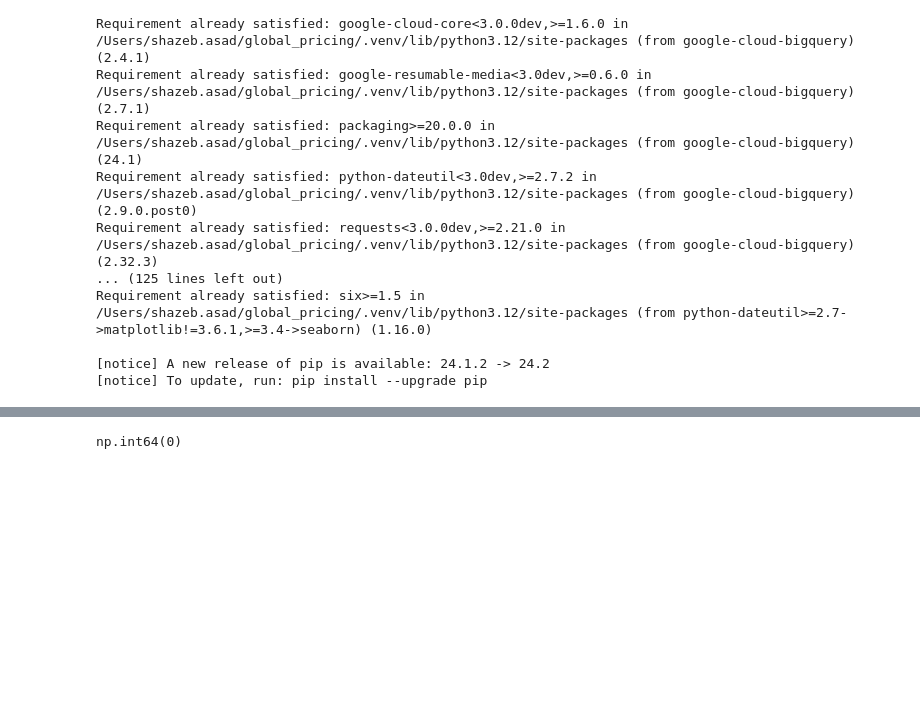
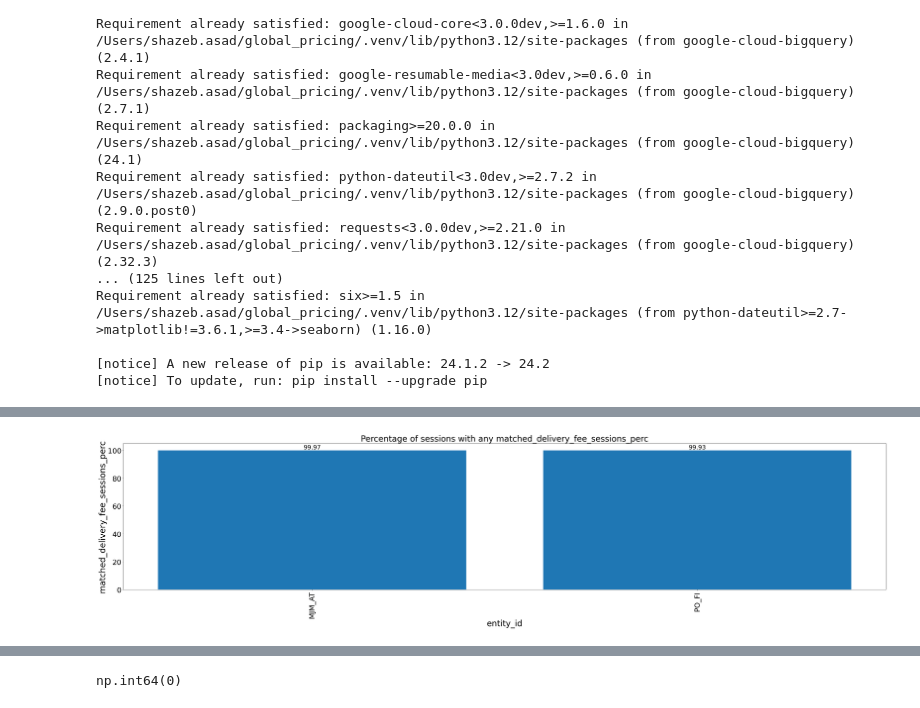
Before and after one commit to shazebasad-dh/https---github.com-deliveryhero-global_pricing, a Jupyter notebook: team/Shazeb/Impressions_data/data_quality_check.ipynb, the cells around one changed output, grey strips where cells are left out. Drawn from its saved outputs; the diff is of its cells as text; code cells hidden in the pictures; blank space fills up the shorter version.

```diff
--- a/team/Shazeb/Impressions_data/data_quality_check.ipynb
+++ b/team/Shazeb/Impressions_data/data_quality_check.ipynb
@@ -39,0 +511,51 @@ import db_dtypes
+# %%
+
+cols = ['matched_delivery_fee_sessions_perc']
+
+matched_d = dps_impression.sort_values(by = 'entity_id' )
+
+x_axis_column = 'entity_id'
+
+# Extract x-axis data
+x_data = dps_impression[x_axis_column]
+
+# Generate a colormap
+num_cols = len(cols)
+color_map = plt.cm.get_cmap('tab10')
+
+# Iterate through each column in cols and plot
+for i, col in enumerate(cols):
+    # Sort data by the current column
+    sorted_data = dps_impression.sort_values(by=[col, 'entity_id'] , ascending = False)
+
+    # Extract x-axis data
+    x_data = sorted_data[x_axis_column]
+
+    # Create a figure and axis for plotting
+    fig, ax = plt.subplots()
+    fig.set_size_inches(40, 10, forward=True)
+
+    # Plot the data with dynamically assigned color
+    color = color_map(i / num_cols)
+    bars = ax.bar(x_data, sorted_data[col], color=color)
+
+    # Add annotations on top of each bar
+    for bar in bars:
+        height = bar.get_height()
+        ax.text(bar.get_x() + bar.get_width() / 2, height, f'{height:.2f}',
+                ha='center', va='bottom', fontsize=22)
+
+    ax.set_xlabel(x_axis_column, fontsize=30)
+    ax.set_ylabel(col, fontsize=30)
+    ax.set_title(f'Percentage of sessions with any {col}', fontsize=30)
+
+    plt.xticks(rotation=90, fontsize=26)
+    plt.yticks(fontsize=26)
+
+    # Show plot
+    plt.tight_layout()
+    plt.show()
+
+display(dps_impression)
+# %% [output]
+[figure, added]
```
Also changed, not shown: parts of 22 cells of this notebook, 1 other file.
